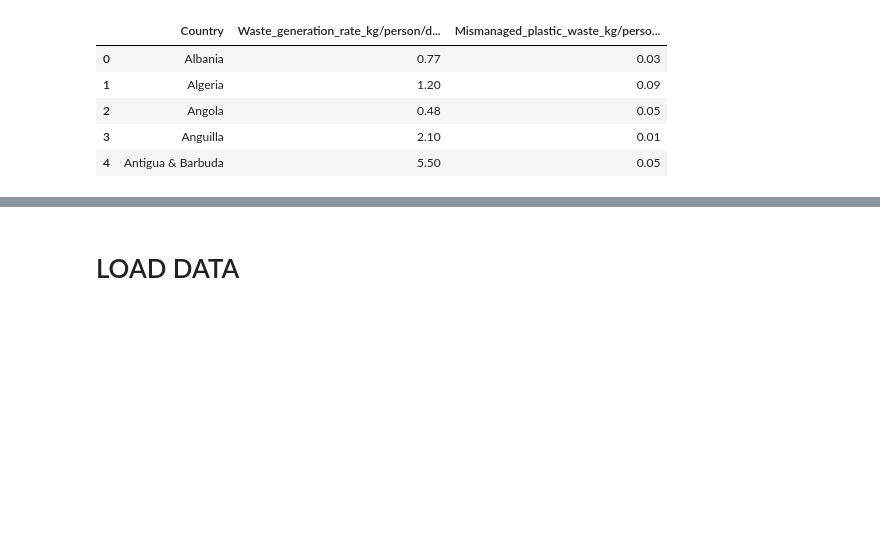
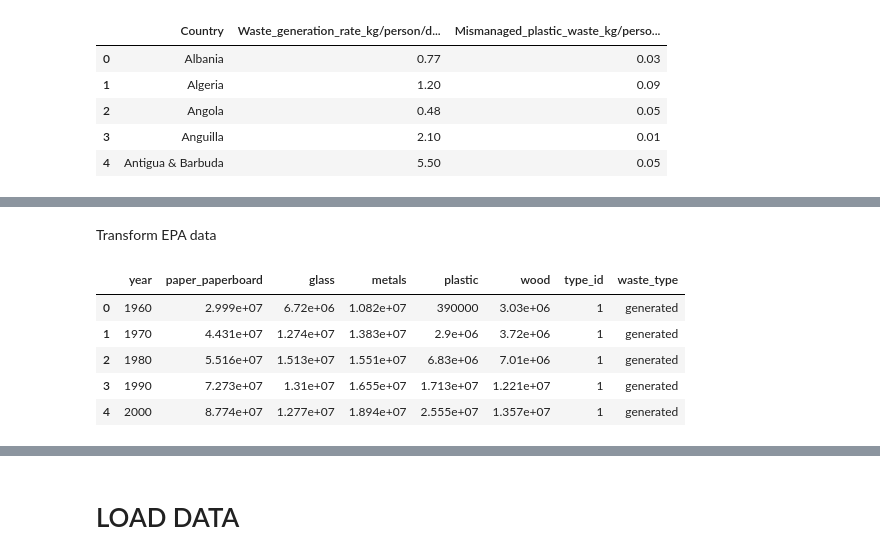
Before and after one commit to lsunl/plastic-pollution-project, a Jupyter notebook: Project3-Plastics_ETL.ipynb, the cells around one changed output, grey strips where cells are left out. Cells and saved outputs as stored; diff of their text form; code cells hidden in the pictures; blank space fills up the shorter version.

```diff
--- a/Project3-Plastics_ETL.ipynb
+++ b/Project3-Plastics_ETL.ipynb
@@ -13,3 +16,31 @@ country_geocode=pd.read_csv("assets/data/country_geocodes")
+# %%
+# read files and put in separate dataframes
+epa_files = ["epa_data/1 Materials Generated in the U.S. Municipal Waste Stream, 1960 to 2015 (in tons).csv",
+            "epa_data/2 Materials Recycled and Composted in the U.S. Municipal Waste Stream, 1960 to 2015 (in tons).csv",
+           "epa_data/3 Materials Combusted with Energy Recovery in the U.S. Municipal Waste Stream, 1960 to 2015 (in tons).csv",
+           "epa_data/4 Materials Landfilled in the U.S. Municipal Waste Stream, 1960 to 2015 (in tons).csv"]
+
+li = []
+
+for filename in epa_files:
+    df = pd.read_csv(filename)
+    df1 = df.iloc[[0,1,5,6,9],:]
+    df2 = df1.T
+    df2.columns = ['paper_paperboard', 'glass', 'metals', 'plastic', 'wood']
+    if filename == epa_files[0]:
+        df2["type_id"] = "1"
+        df2["waste_type"] = "generated"
+    elif filename == epa_files[1]:
+        df2["type_id"] = "2"
+        df2["waste_type"] = "recycled"
+    elif filename == epa_files[2]:
+        df2["type_id"] = "3"
+        df2["waste_type"] = "combusted"
+    else:
+        df2["type_id"] = "4"
+        df2["waste_type"] = "landfilled"
+    frame = df2.iloc[1:]
+    li.append(frame)
 # %% [markdown]
 # TRANSFORM DATA
 # %%
@@ -162,3 +186,27 @@ mismanaged_plastic_pperson.head()
 | 2 | Angola | 0.05 | 0.11 | 0.03 |
 | 3 | Anguilla | 0.01 | 0.02 | 0.00 |
 | 4 | Antigua & Barbuda | 0.05 | 0.11 | 0.03 |
+# %% [markdown]
+Transform EPA data
+# %%
+# individually clean df and drop nans
+
+# generated waste
+gw = li[0].iloc[:-5]
+# recycled waste
+rw = li[1]
+# combusted waste
+cw = li[2]
+# landfilled
+lw = li[3]
+# %%
+masterdf = pd.concat([gw,rw,cw,lw], ignore_index=False)
+masterdf2 = masterdf.rename_axis('year').reset_index()
+masterdf2.head()
+# %% [output]
+|  | year | paper_paperboard | glass | metals | plastic | wood | type_id | waste_type |
+| 0 | 1960 | 2.999e+07 | 6.72e+06 | 1.082e+07 | 390000 | 3.03e+06 | 1 | generated |
+| 1 | 1970 | 4.431e+07 | 1.274e+07 | 1.383e+07 | 2.9e+06 | 3.72e+06 | 1 | generated |
+| 2 | 1980 | 5.516e+07 | 1.513e+07 | 1.551e+07 | 6.83e+06 | 7.01e+06 | 1 | generated |
+| 3 | 1990 | 7.273e+07 | 1.31e+07 | 1.655e+07 | 1.713e+07 | 1.221e+07 | 1 | generated |
+| 4 | 2000 | 8.774e+07 | 1.277e+07 | 1.894e+07 | 2.555e+07 | 1.357e+07 | 1 | generated |
```
Also changed, not shown: parts of 9 cells of this notebook.
